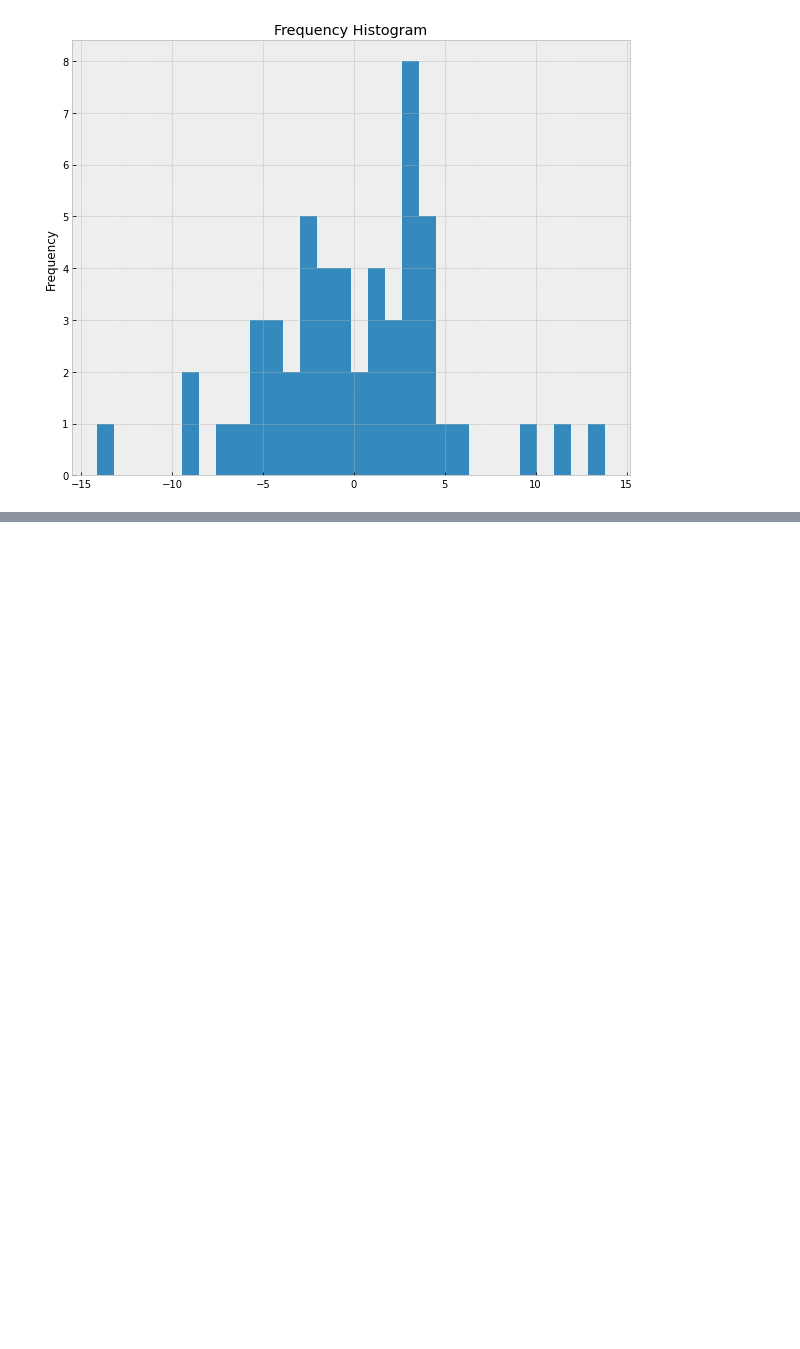
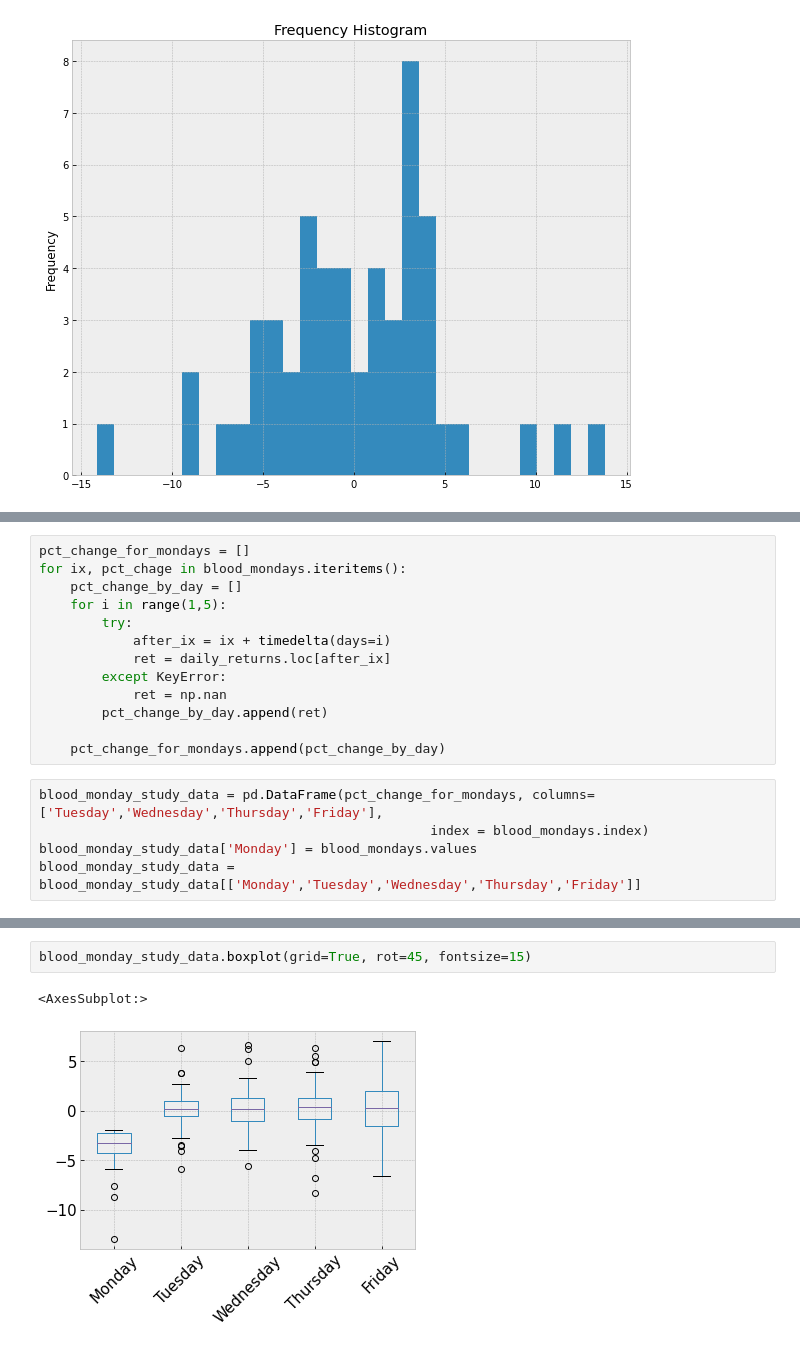
Before and after one commit to yantraguru/niftystats, a Jupyter notebook: notebooks/Blood Mondays.ipynb, the cells around one changed output, grey strips where cells are left out. Cells and saved outputs as stored; diff of their text form; blank space fills up the shorter version.

Commit message:
blood monday after effects

```diff
--- a/notebooks/Blood Mondays.ipynb
+++ b/notebooks/Blood Mondays.ipynb
@@ -112,0 +122,18 @@ plt.gca().set(title='Frequency Histogram', ylabel='Frequency');
+# %%
+pct_change_for_mondays = []
+for ix, pct_chage in blood_mondays.iteritems():
+    pct_change_by_day = []
+    for i in range(1,5):
+        try:
+            after_ix = ix + timedelta(days=i)
+            ret = daily_returns.loc[after_ix]
+        except KeyError:
+            ret = np.nan
+        pct_change_by_day.append(ret)
+
+    pct_change_for_mondays.append(pct_change_by_day)
+# %%
+blood_monday_study_data = pd.DataFrame(pct_change_for_mondays, columns=['Tuesday','Wednesday','Thursday','Friday'],
+                                                  index = blood_mondays.index)
+blood_monday_study_data['Monday'] = blood_mondays.values
+blood_monday_study_data = blood_monday_study_data[['Monday','Tuesday','Wednesday','Thursday','Friday']]
@@ -112,0 +150,5 @@ plt.gca().set(title='Frequency Histogram', ylabel='Frequency');
+# %%
+blood_monday_study_data.boxplot(grid=True, rot=45, fontsize=15)
+# %% [output]
+<AxesSubplot:>
+[figure, added]
```
Also changed, not shown: parts of 11 cells of this notebook.
